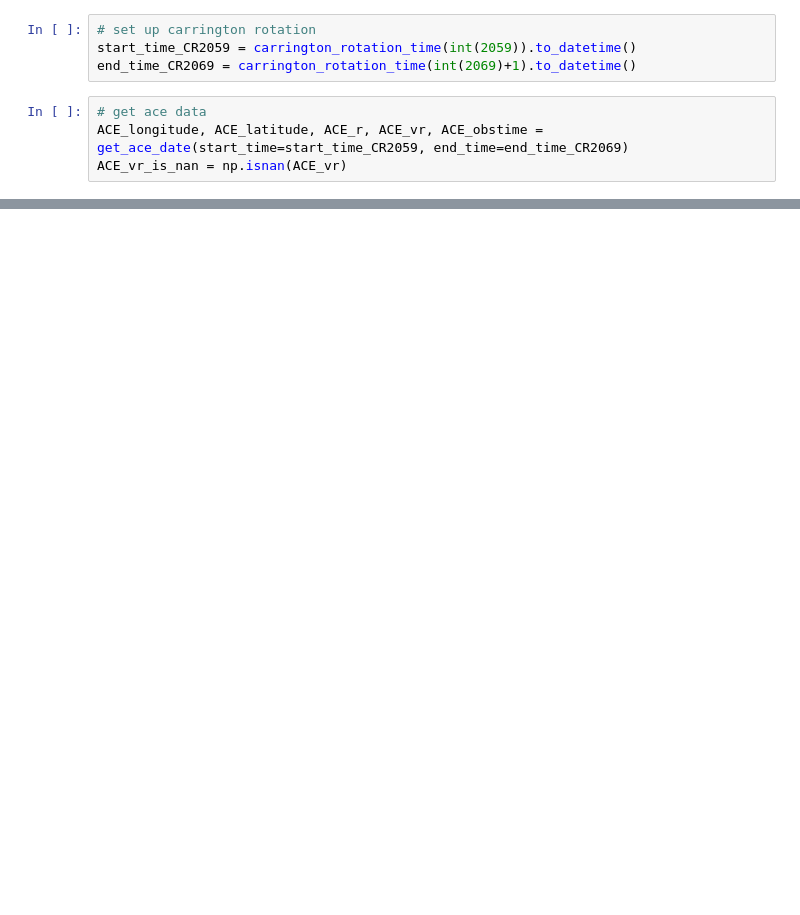
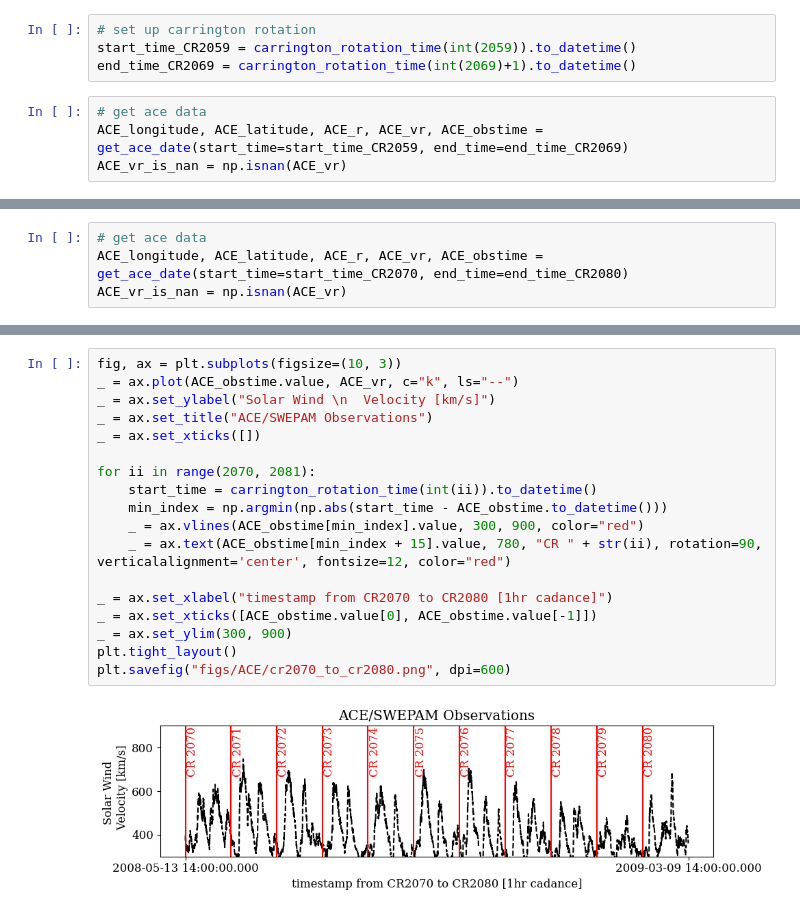
Before and after one commit to opaliss/Parameter_Estimation_Solar_Wind, a Jupyter notebook: ACE_measurement_analysis_CR2048_to_CR2058.ipynb, the cells around one changed output, grey strips where cells are left out. Cells and saved outputs as stored; diff of their text form; blank space fills up the shorter version.

```diff
--- a/ACE_measurement_analysis_CR2048_to_CR2058.ipynb
+++ b/ACE_measurement_analysis_CR2048_to_CR2058.ipynb
@@ -69,0 +78,4 @@ plt.savefig("figs/ACE/cr2059_to_cr2069.png", dpi=600)
+# %%
+# get ace data
+ACE_longitude, ACE_latitude, ACE_r, ACE_vr, ACE_obstime = get_ace_date(start_time=start_time_CR2070, end_time=end_time_CR2080)
+ACE_vr_is_nan = np.isnan(ACE_vr)
@@ -69,0 +84,20 @@ plt.savefig("figs/ACE/cr2059_to_cr2069.png", dpi=600)
+# %%
+fig, ax = plt.subplots(figsize=(10, 3))
+_ = ax.plot(ACE_obstime.value, ACE_vr, c="k", ls="--")
+_ = ax.set_ylabel("Solar Wind \n  Velocity [km/s]")
+_ = ax.set_title("ACE/SWEPAM Observations")
+_ = ax.set_xticks([])
+
+for ii in range(2070, 2081):
+    start_time = carrington_rotation_time(int(ii)).to_datetime()
+    min_index = np.argmin(np.abs(start_time - ACE_obstime.to_datetime()))
+    _ = ax.vlines(ACE_obstime[min_index].value, 300, 900, color="red")
+    _ = ax.text(ACE_obstime[min_index + 15].value, 780, "CR " + str(ii), rotation=90, verticalalignment='center', fontsize=12, color="red")
+
+_ = ax.set_xlabel("timestamp from CR2070 to CR2080 [1hr cadance]")
+_ = ax.set_xticks([ACE_obstime.value[0], ACE_obstime.value[-1]])
+_ = ax.set_ylim(300, 900)
+plt.tight_layout()
+plt.savefig("figs/ACE/cr2070_to_cr2080.png", dpi=600)
+# %% [output]
+[figure, added]
```
Also changed, not shown: parts of 4 cells of this notebook, 3 other files.
